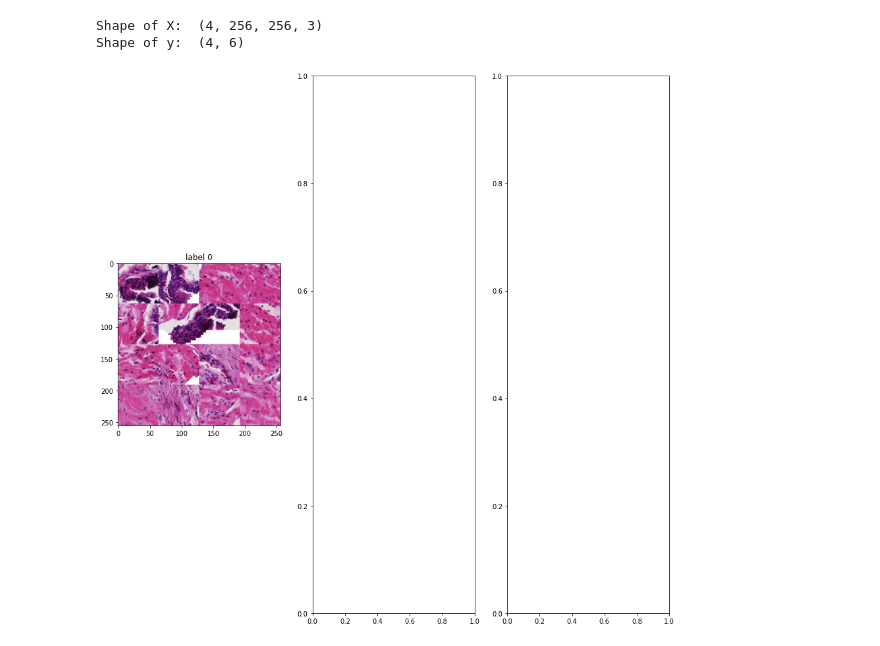
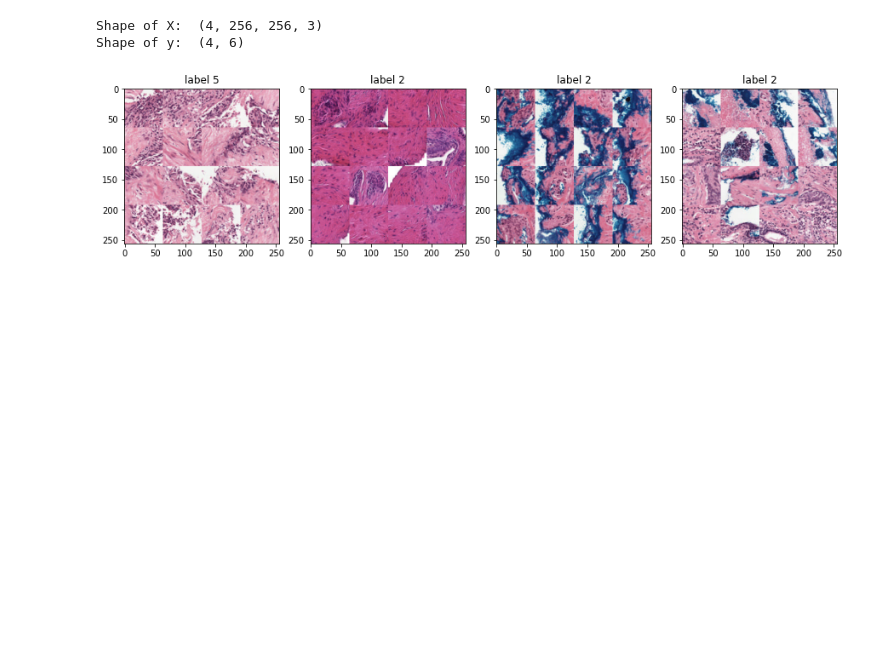
Before and after one commit to rootdobos/practica, a Jupyter notebook: sandbox/gradcam.ipynb, the cells around one changed output. Cells and saved outputs as stored; diff of their text form; code cells hidden in the pictures; blank space fills up the shorter version.

```diff
--- a/sandbox/gradcam.ipynb
+++ b/sandbox/gradcam.ipynb
@@ -50,19 +1,39 @@ val_datagen = pandaGenerator.PANDAGenerator(
 # %%
 import matplotlib.pyplot as plt
 import numpy as np
+import training_configs
+import pandas as pd
+
+import pandaGenerator
+
+
+config=training_configs.efficientNetB2_config
+# config=training_configs.seresnext50_config
+#config=training_configs.densenet121_config
+#config=training_configs.vgg16_config
+df = pd.read_csv(config.train_csv)
+df = df.sample(frac=1, random_state=config.seed).reset_index(drop=True)
+
+train_datagen = pandaGenerator.PANDAGenerator(
+    df=df,
+    config=config,
+    mode='fit',
+    apply_tfms=False,
+    shuffle=True,
+)
 
 Xt, yt = train_datagen.__getitem__(0)
 
 print('Shape of X: ', Xt.shape)
 print('Shape of y: ', yt.shape)
 
-fig, ax = plt.subplots(figsize=(15, 15), ncols=3)
+fig, ax = plt.subplots(figsize=(15, 15), ncols=4)
 
-for i in range(1):
+for i in range(4):
     ax[i].imshow(Xt[i])
     ax[i].set_title('label {}'.format(np.argmax(yt[i, ])))
 plt.show()
 # %% [output]
 Shape of X:  (4, 256, 256, 3)
 Shape of y:  (4, 6)
-[figure, old version]
+[figure, new version]
```
Also changed, not shown: parts of 8 cells of this notebook, 6 other files.
